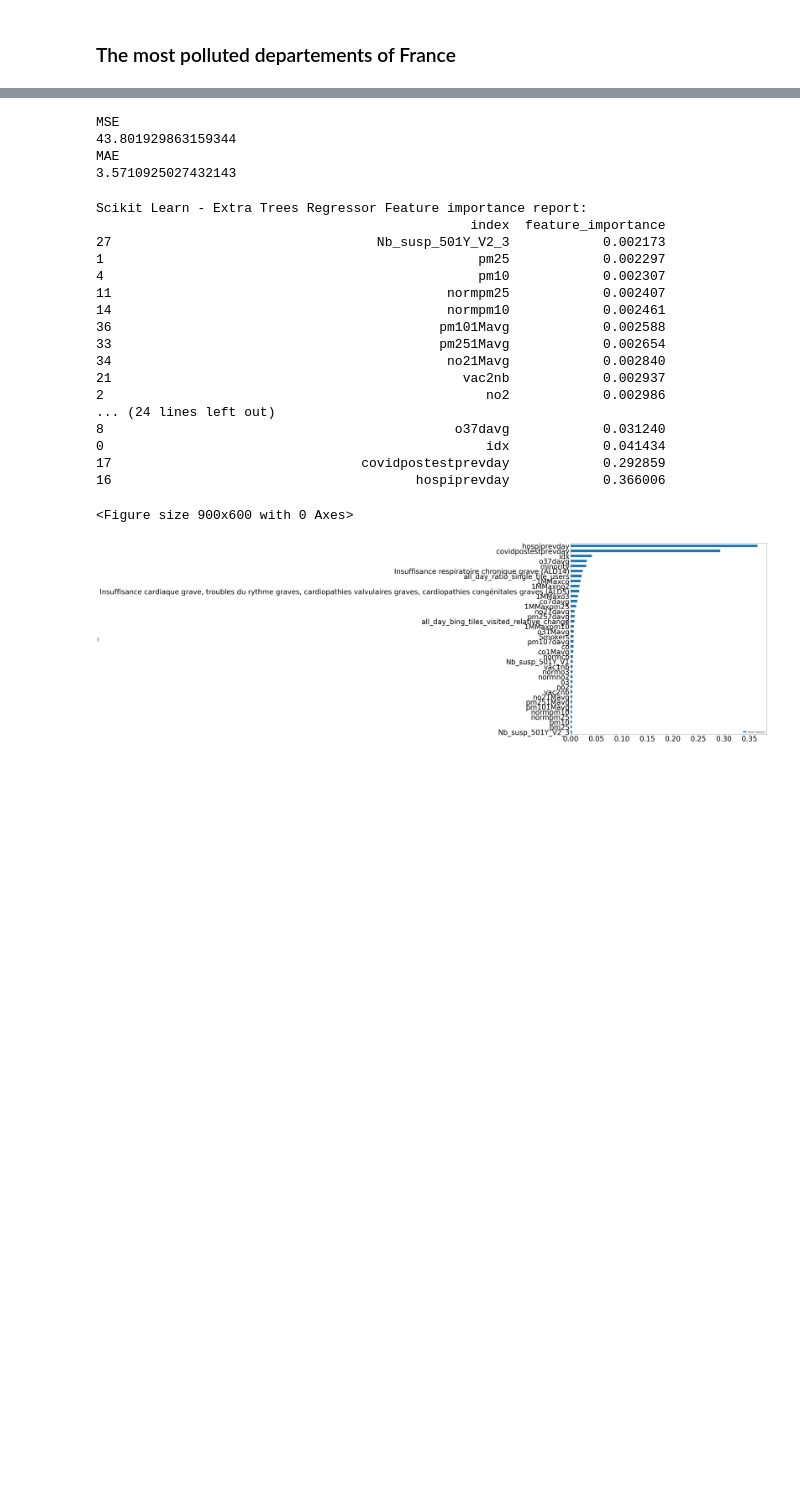
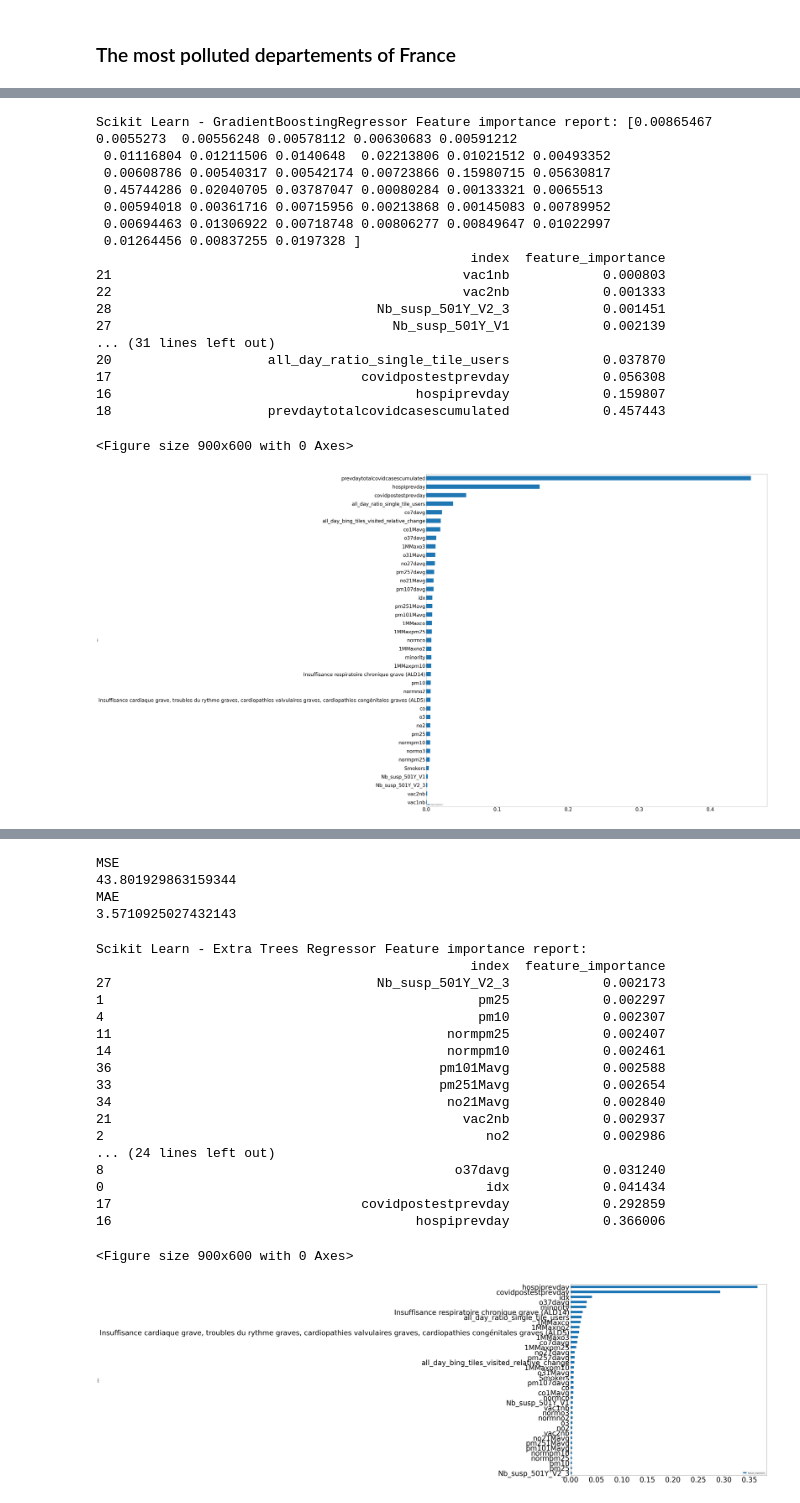
Before and after one commit to limiteinductive/covsco, a Jupyter notebook: notebooks/LG_JN.ipynb, the cells around one changed output, grey strips where cells are left out. Drawn from its saved outputs; the diff is of its cells as text; code cells hidden in the pictures; blank space fills up the shorter version.

```diff
--- a/notebooks/LG_JN.ipynb
+++ b/notebooks/LG_JN.ipynb
@@ -37,6 +37,8 @@ from tpot.builtins import StackingEstimator
 from sklearn.preprocessing import FunctionTransformer
 from sklearn.preprocessing import StandardScaler
 from sklearn.preprocessing import RobustScaler
+from sklearn.model_selection import cross_validate
+from sklearn.metrics import make_scorer
 from copy import copy
 import joblib as joblib
 import matplotlib.pyplot as plt
@@ -67,7 +69,7 @@ featuresandtarget = ['idx', 'pm25', 'no2',\
     'pm257davg','no27davg',\
     'o37davg','co7davg', 'pm107davg',\
         "normpm25","normno2","normo3","normpm10","normco",
-        'hospiprevday','covidpostestprevday','TotalCovidCasesCumulated',\
+        'hospiprevday','covidpostestprevday','prevdaytotalcovidcasescumulated',\
             'all_day_bing_tiles_visited_relative_change','all_day_ratio_single_tile_users','vac1nb', 'vac2nb',\
                  'Insuffisance respiratoire chronique grave (ALD14)', \
                      'Insuffisance cardiaque grave, troubles du rythme graves, cardiopathies valvulaires graves, cardiopathies congénitales graves (ALD5)',\
@@ -88,7 +90,7 @@ features = ['idx', 'pm25', 'no2',
     'pm257davg','no27davg',\
     'o37davg','co7davg', 'pm107davg',\
         "normpm25","normno2","normo3","normpm10","normco",
-        'hospiprevday','covidpostestprevday','TotalCovidCasesCumulated',\
+        'hospiprevday','covidpostestprevday','prevdaytotalcovidcasescumulated',\
             'all_day_bing_tiles_visited_relative_change','all_day_ratio_single_tile_users','vac1nb', 'vac2nb',\
                  'Insuffisance respiratoire chronique grave (ALD14)', \
                      'Insuffisance cardiaque grave, troubles du rythme graves, cardiopathies valvulaires graves, cardiopathies congénitales graves (ALD5)',\
@@ -519 +566,39 @@ X2
+# %%
+exported_pipeline = GradientBoostingRegressor(alpha=0.85, learning_rate=0.1, loss="lad", max_depth=8, max_features=1.0, min_samples_leaf=5, min_samples_split=9, n_estimators=100, subsample=0.6500000000000001)
+exported_pipeline.fit(X2, y)
+print("Scikit Learn - GradientBoostingRegressor Feature importance report:", exported_pipeline.feature_importances_)
+FIlist = exported_pipeline.feature_importances_.tolist()
+FIlistdf = pd.DataFrame(FIlist)
+FIlistdf = FIlistdf.T
+FIlistdf.columns = features
+FIlistdf = FIlistdf.T.reset_index()
+FIlistdf.columns = ["index","feature_importance"]
+FIlistdf.sort_values(by = ["feature_importance"], inplace = True, ascending =True)
+print(FIlistdf)
+print("\n")
+fig = plt.figure(dpi = 150)
+plt.rc('xtick', labelsize=40)
+plt.rc('ytick', labelsize=40)
+FIlistdf.plot.barh(x="index", y="feature_importance",figsize = (50,50))
+plt.show()
+# %% [output]
+Scikit Learn - GradientBoostingRegressor Feature importance report: [0.00865467 0.0055273  0.00556248 0.00578112 0.00630683 0.00591212
+ 0.01116804 0.01211506 0.0140648  0.02213806 0.01021512 0.00493352
+ 0.00608786 0.00540317 0.00542174 0.00723866 0.15980715 0.05630817
+ 0.45744286 0.02040705 0.03787047 0.00080284 0.00133321 0.0065513
+ 0.00594018 0.00361716 0.00715956 0.00213868 0.00145083 0.00789952
+ 0.00694463 0.01306922 0.00718748 0.00806277 0.00849647 0.01022997
+ 0.01264456 0.00837255 0.0197328 ]
+                                                index  feature_importance
+21                                             vac1nb            0.000803
+22                                             vac2nb            0.001333
+28                                  Nb_susp_501Y_V2_3            0.001451
+27                                    Nb_susp_501Y_V1            0.002139
+... (31 lines left out)
+20                    all_day_ratio_single_tile_users            0.037870
+17                                covidpostestprevday            0.056308
+16                                       hospiprevday            0.159807
+18                    prevdaytotalcovidcasescumulated            0.457443
+<Figure size 900x600 with 0 Axes>
+[figure, added]
 # %%
```
Also changed, not shown: parts of 31 cells of this notebook, 30 other files.
